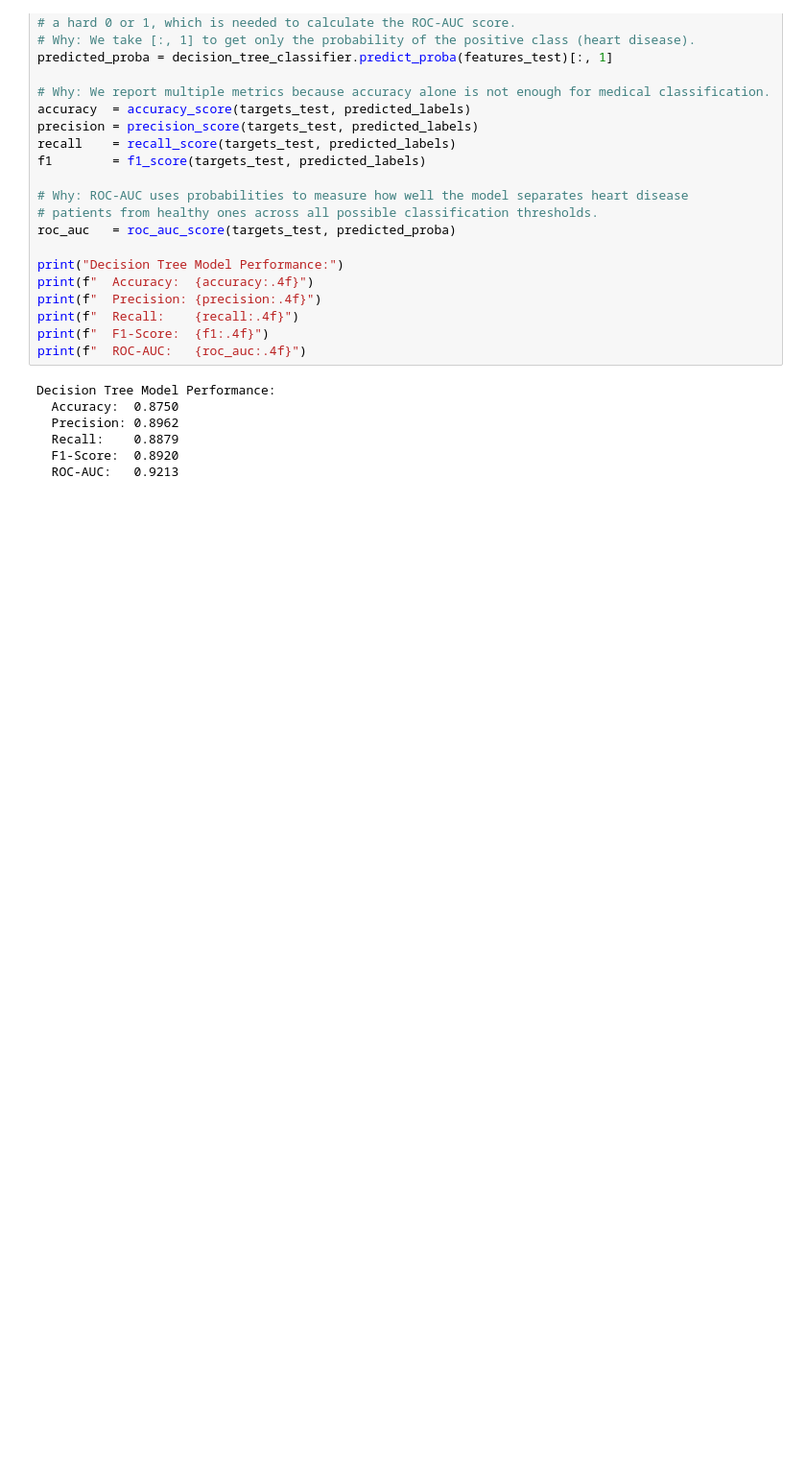
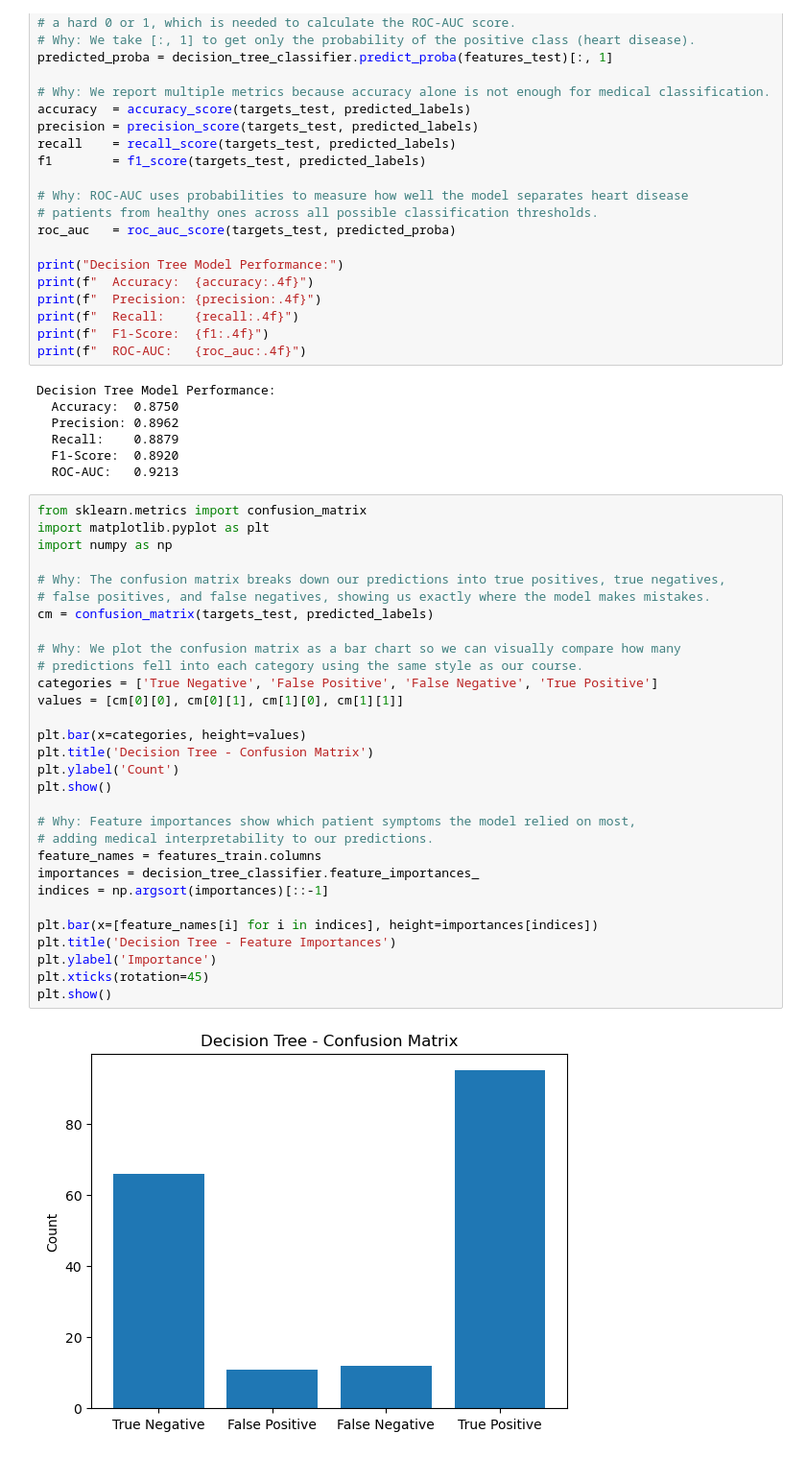
Before and after one commit to DavidZapirtanLainer/Data221_FinalProject, a Jupyter notebook: Decision_Tree_Model.ipynb, the cells around one changed output. Shown at 96% size. Saved outputs shown, nothing was run; the diff lists cells and outputs as text; blank space fills up the shorter version.

Commit message:
Add confusion matrix and feature importance visualizations

```diff
--- a/Decision_Tree_Model.ipynb
+++ b/Decision_Tree_Model.ipynb
@@ -75,3 +75,35 @@ Decision Tree Model Performance:
   Recall:    0.8879
   F1-Score:  0.8920
   ROC-AUC:   0.9213
+# %%
+from sklearn.metrics import confusion_matrix
+import matplotlib.pyplot as plt
+import numpy as np
+
+# Why: The confusion matrix breaks down our predictions into true positives, true negatives,
+# false positives, and false negatives, showing us exactly where the model makes mistakes.
+cm = confusion_matrix(targets_test, predicted_labels)
+
+# Why: We plot the confusion matrix as a bar chart so we can visually compare how many
+# predictions fell into each category using the same style as our course.
+categories = ['True Negative', 'False Positive', 'False Negative', 'True Positive']
+values = [cm[0][0], cm[0][1], cm[1][0], cm[1][1]]
+
+plt.bar(x=categories, height=values)
+plt.title('Decision Tree - Confusion Matrix')
+plt.ylabel('Count')
+plt.show()
+
+# Why: Feature importances show which patient symptoms the model relied on most,
+# adding medical interpretability to our predictions.
+feature_names = features_train.columns
+importances = decision_tree_classifier.feature_importances_
+indices = np.argsort(importances)[::-1]
+
+plt.bar(x=[feature_names[i] for i in indices], height=importances[indices])
+plt.title('Decision Tree - Feature Importances')
+plt.ylabel('Importance')
+plt.xticks(rotation=45)
+plt.show()
+# %% [output]
+[figure, added]
```
Also changed, not shown: parts of 1 cell of this notebook.
